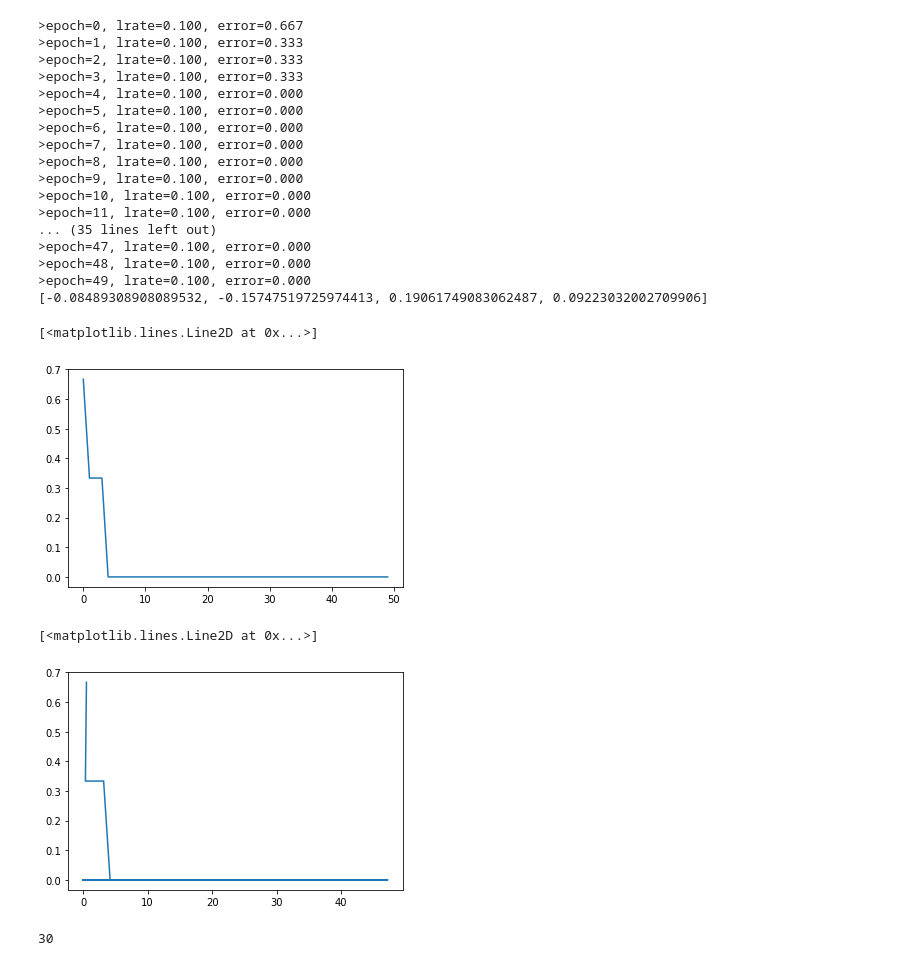
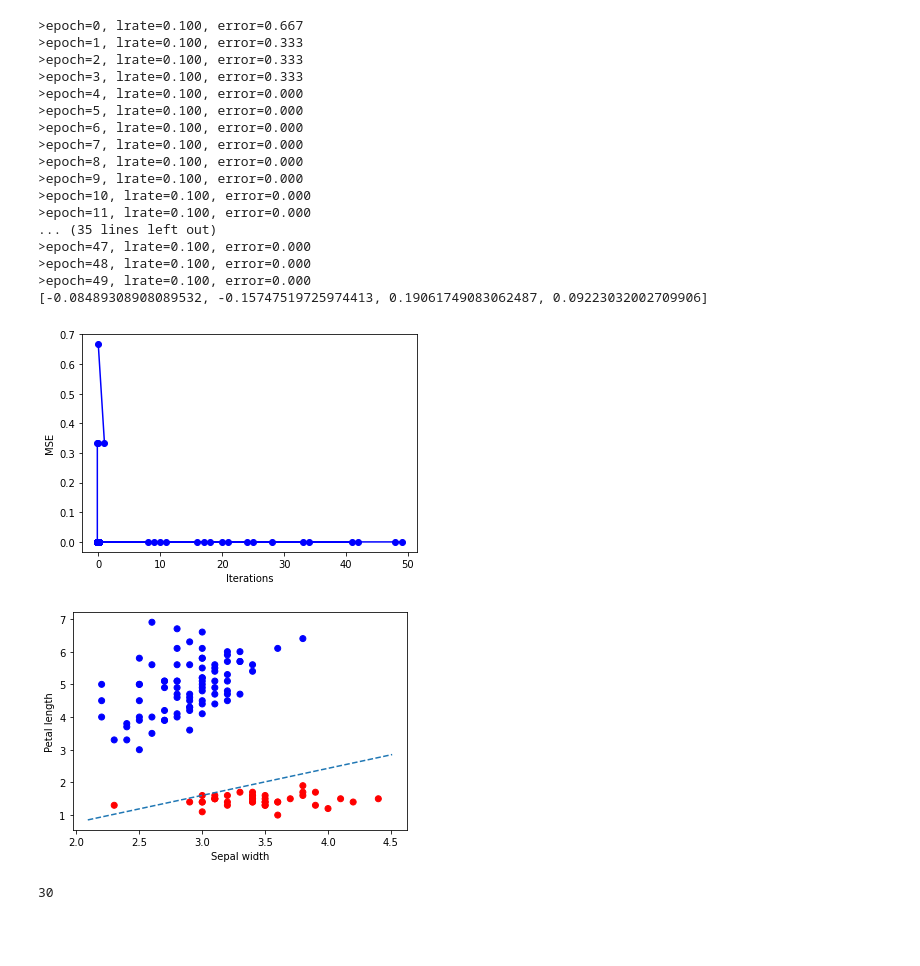
Before and after one commit to GuptaNavdeep1983/CS688, a Jupyter notebook: 767_assignment2.ipynb, the cells around one changed output. Drawn from its saved outputs; the diff is of its cells as text; code cells hidden in the pictures; blank space fills up the shorter version.

```diff
--- a/767_assignment2.ipynb
+++ b/767_assignment2.ipynb
@@ -51,7 +50,8 @@ def train_weights_using_batch_gradient_descent(X_train, y_train, num_epochs, lea
   df_plot = pd.DataFrame(df_plot, columns=['mse', 'epoch', 'sepal_width', 'petal_length'])
   return weights, bias, df_plot
 
-(weights_using_batch_gradient_descent, bias_using_batch_gradient_descent, df_plot) = train_weights_using_batch_gradient_descent(X_train, y_train, 50, 0.1)
+(weights_using_batch_gradient_descent, bias_using_batch_gradient_descent, df_plot) = \
+  train_weights_using_batch_gradient_descent(X_train, y_train, 50, 0.1)
 
 print(weights_using_batch_gradient_descent)
 # %% [output]
@@ -72,17 +72,34 @@ print(weights_using_batch_gradient_descent)
 >epoch=48, lrate=0.100, error=0.000
 >epoch=49, lrate=0.100, error=0.000
 [-0.08489308908089532, -0.15747519725974413, 0.19061749083062487, 0.09223032002709906]
-# %%
-plt.plot(df_plot['epoch'], df_plot['mse'])
-# %% [output]
-[<matplotlib.lines.Line2D at 0x...>]
-[figure, removed]
-# %%
-df_plot.sort_values(by=['2'], ascending=False)
-plt.plot(df_plot['sepal_width'] + df_plot['petal_length'], df_plot['mse'])
-# %% [output]
-[<matplotlib.lines.Line2D at 0x...>]
-[figure, removed]
+# %%
+def abline(slope, intercept):
+    """Plot a line from slope and intercept"""
+    axes = plt.gca()
+    x_vals = np.array(axes.get_xlim())
+    y_vals = intercept + slope * x_vals
+    plt.plot(x_vals, y_vals, '--')
+    plt.xlabel("Sepal width")
+    plt.ylabel("Petal length")
+# %%
+
+plt.plot(df_plot['epoch'], df_plot['mse'],marker='o', color='b')
+plt.xlabel("Iterations")
+plt.ylabel("MSE")
+plt.show()
+X_train.loc[y_train['target'] == 0.0, 'color'] = 'red'
+X_train.loc[y_train['target'] == 1.0, 'color'] = 'blue'
+weights = weights_using_batch_gradient_descent
+bias = bias_using_batch_gradient_descent
+plt.scatter(X_train['sepal_width'], X_train['petal_length'], c=X_train['color'])
+slope = -(bias/weights[2])/(bias/weights[1])
+intercept = -bias/weights[2]
+
+abline(slope, intercept)
+plt.show()
+# %% [output]
+[figure, added]
+[figure, added]
 # %%
 def test_model(X_test, y_test, weights, bias):
   y_test['predicted'] = 0.0
```
Also changed, not shown: parts of 3 cells of this notebook.
